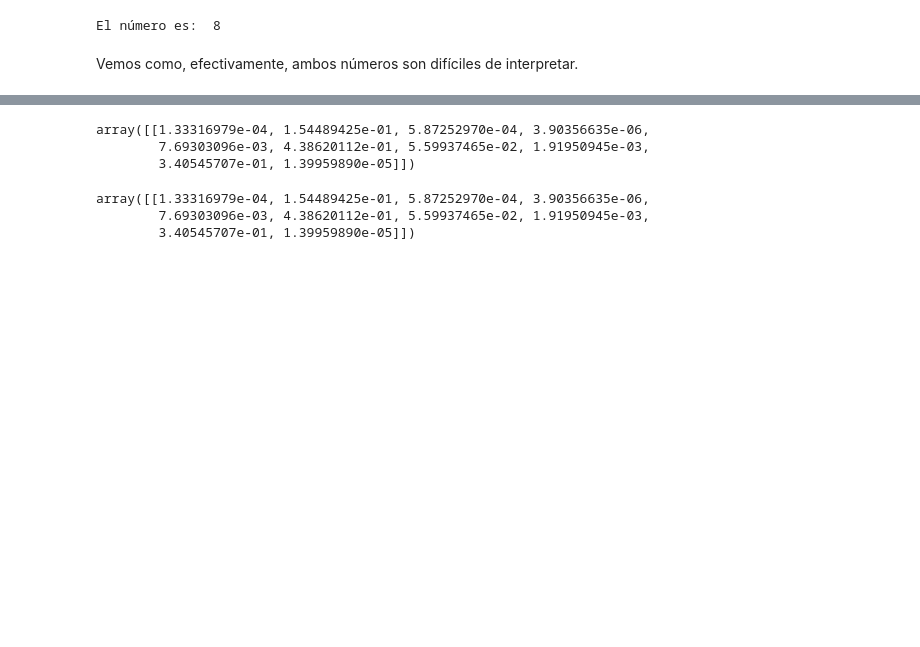
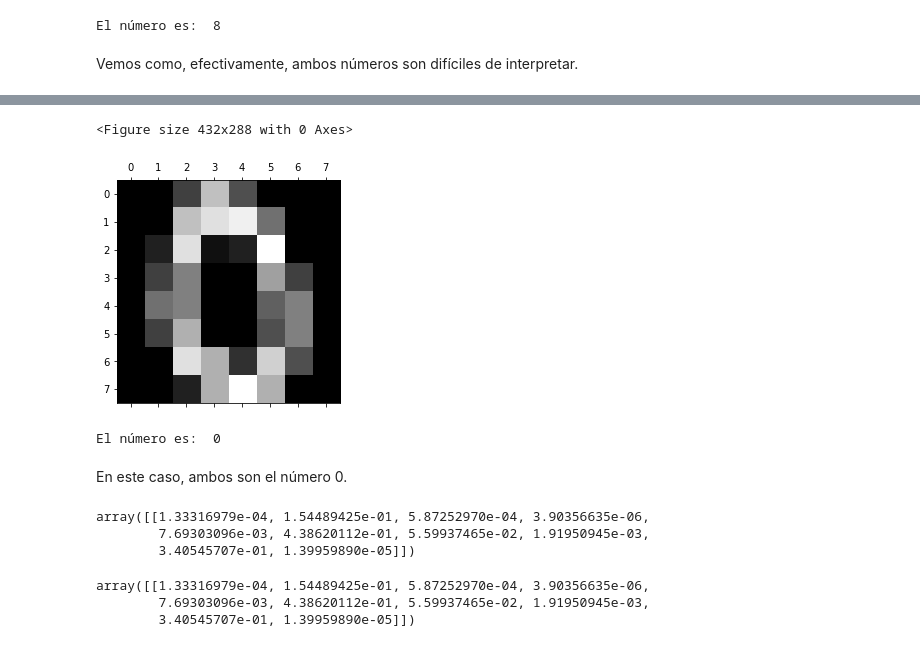
Before and after one commit to serrodcal-MII/AA-04-LinearModel, a Jupyter notebook: Ejercicio modelos lineales.ipynb, the cells around one changed output, grey strips where cells are left out. Drawn from its saved outputs; the diff is of its cells as text; code cells hidden in the pictures; blank space fills up the shorter version.

```diff
--- a/Ejercicio modelos lineales.ipynb
+++ b/Ejercicio modelos lineales.ipynb
@@ -266,3 +321,14 @@ Vemos como, efectivamente, ambos números son difíciles de interpretar.
+# %%
+plt.gray()
+plt.matshow(X_test[correct_values[0]].reshape(8,8))
+plt.show()
+print("El número es: ",y_test[correct_values[0]])
+# %% [output]
+<Figure size 432x288 with 0 Axes>
+[figure, added]
+El número es:  0
+# %% [markdown]
+En este caso, ambos son el número 0.
 # %%
 logreg001.predict_proba([X_test[wrong_values[0]]])
 # %% [output]
```
Also changed, not shown: parts of 16 cells of this notebook.
